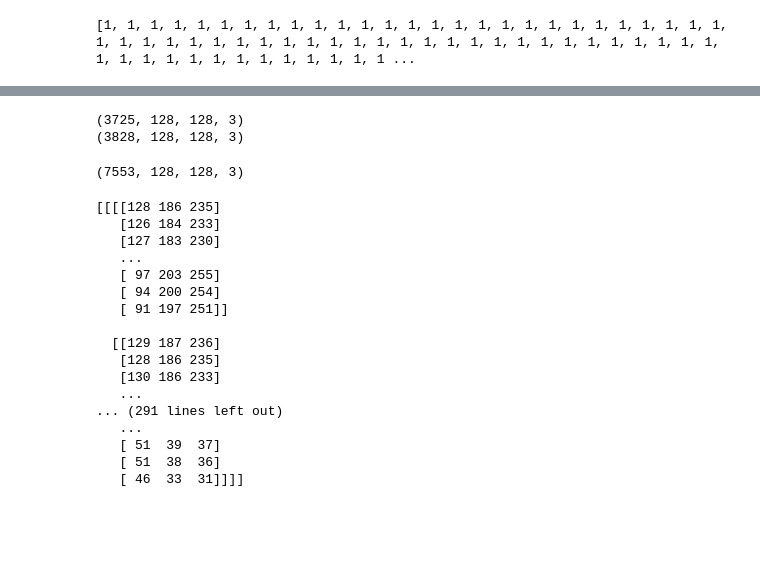
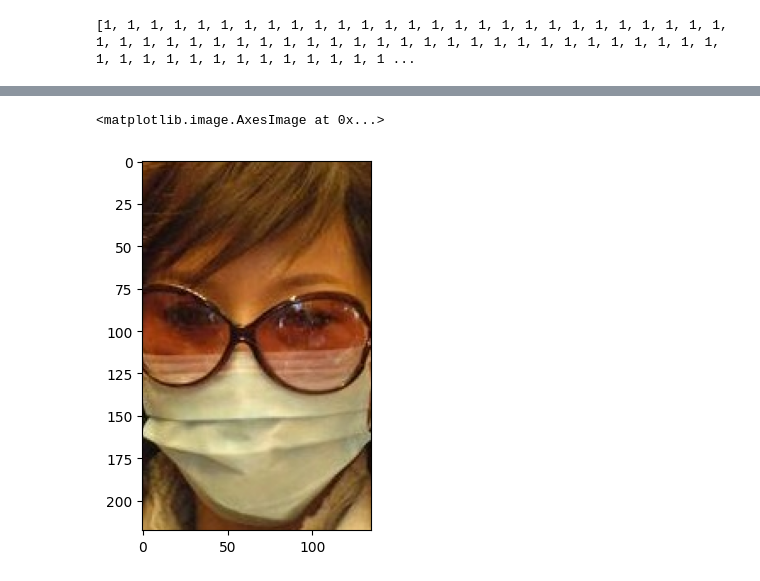
Before and after one commit to RashmiRajput90/Face-Mask-Detection, a Jupyter notebook: Face Mask Detection using CNN.ipynb, the cells around one changed output, grey strips where cells are left out. Drawn from its saved outputs; the diff is of its cells as text; code cells hidden in the pictures; blank space fills up the shorter version.

```diff
--- a/Face Mask Detection using CNN.ipynb
+++ b/Face Mask Detection using CNN.ipynb
@@ -56,3 +43,5 @@ print(filenames_without_mask)
 # %%
+with_mask_dir = '/content/data/with_mask'
+filenames_with_mask = os.listdir(with_mask_dir)
 num_of_with_mask = len(filenames_with_mask)
 print('Number of images with mask:', num_of_with_mask)
@@ -223,6 +92,0 @@ print(without_mask_images)
-# %%
-print(with_mask_images.shape)
-print(without_mask_images.shape)
-# %% [output]
-(3725, 128, 128, 3)
-(3828, 128, 128, 3)
@@ -231,24 +92,0 @@ combined_image = np.concatenate((with_mask_images, without_mask_images))
-# %%
-print(combined_image.shape)
-# %% [output]
-(7553, 128, 128, 3)
-# %%
-print(combined_image)
-# %% [output]
-[[[[128 186 235]
-   [126 184 233]
-   [127 183 230]
-   ...
-   [ 97 203 255]
-   [ 94 200 254]
-   [ 91 197 251]]
-
-  [[129 187 236]
-   [128 186 235]
-   [130 186 233]
-   ...
-... (291 lines left out)
-   ...
-   [ 51  39  37]
-   [ 51  38  36]
-   [ 46  33  31]]]]
@@ -258,0 +93,8 @@ Y = np.asarray(labels)
+# %%
+img = mpimg.imread(os.path.join(with_mask_dir, filenames_with_mask[0]))
+plt.imshow(img)
+plt.title('With mask (sample)')
+plt.show()
+# %% [output]
+<matplotlib.image.AxesImage at 0x...>
+[figure, added]
```
Also changed, not shown: parts of 48 cells of this notebook, 1 other file.
